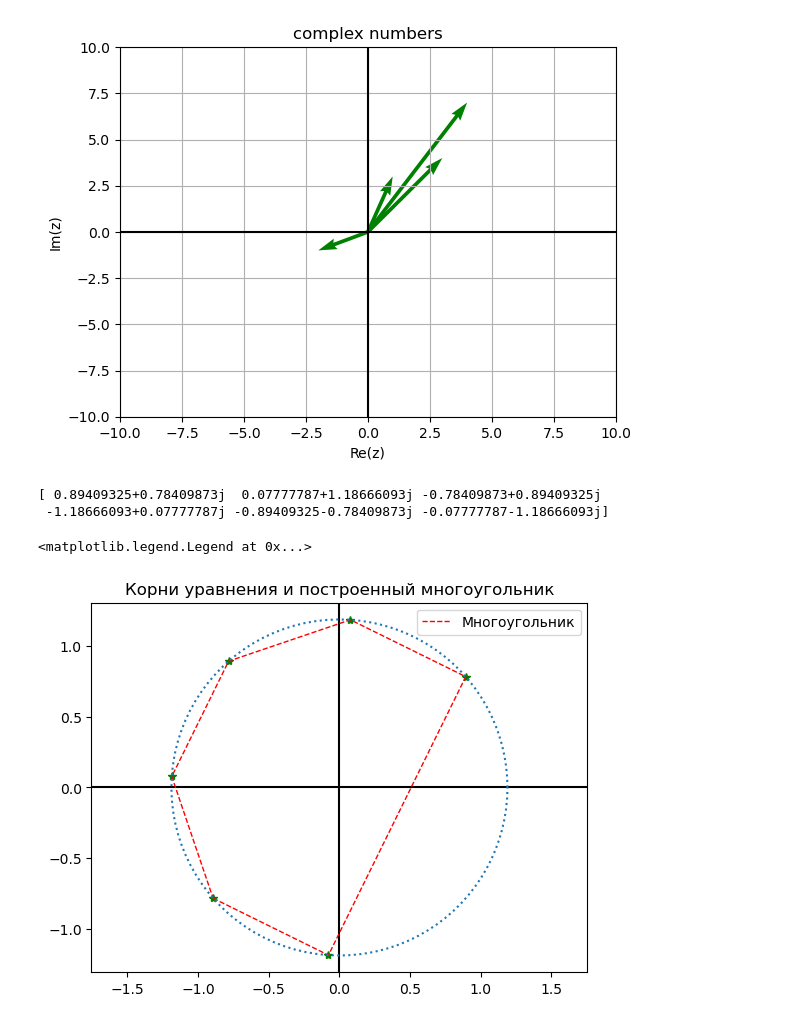
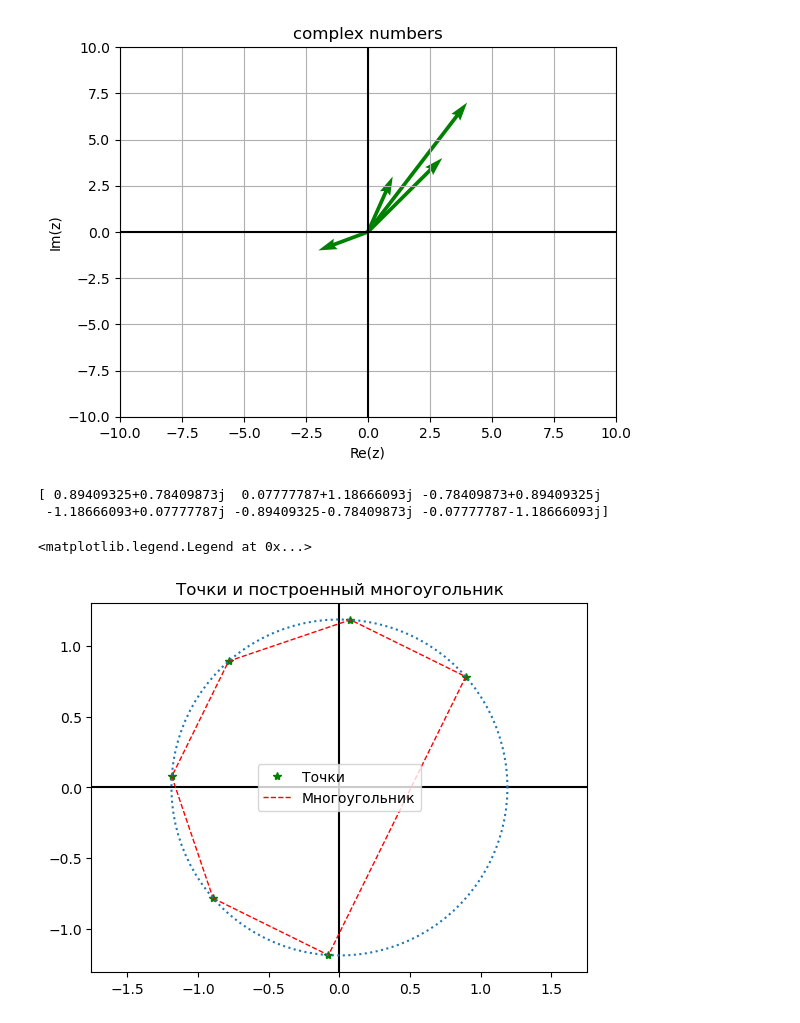
Before and after one commit to Jafar-cpu/git_test, a Jupyter notebook: Labs/lab_5.ipynb, the cells around one changed output. Cells and saved outputs as stored; diff of their text form; code cells hidden in the pictures.

```diff
--- a/Labs/lab_5.ipynb
+++ b/Labs/lab_5.ipynb
@@ -62,35 +62,34 @@ show
 # %%
 # Упражнение 4
 from matplotlib.pyplot import*
 from numpy import*
 z = 2*sqrt(3)-2j
 r = abs(z)
 phi = angle(z)
 k = arange(1,7)
 zroot = r**(1/8)*(cos((phi+2.0*pi*k)/8) + 1j*sin((phi+2.0*pi*k)/8))
 
 angles = angle(zroot)
 sort_idx = argsort(angles)
 vertices = zroot[sort_idx]
 
 vertices_closed = append(vertices, vertices[0])
 
 print(zroot)
-plot(real(zroot), imag(zroot),'*g',label='Корни уравнения')
+plot(real(zroot), imag(zroot),'*g',label='Точки')
 axhline(y=0,color='k')
 axvline(x=0,color='k')
 
 axis('equal')
-
-title('Корни уравнения и построенный многоугольник')
+title('Точки и построенный многоугольник')
 plot(vertices_closed.real, vertices_closed.imag, 'r-', linewidth=1, linestyle='--', label='Многоугольник')
 t = linspace(0,2*pi,100)
 plot(r**(1/8)*cos(t),r**(1/8)*sin(t),':')
 
 legend()
 # %% [output]
 [ 0.89409325+0.78409873j  0.07777787+1.18666093j -0.78409873+0.89409325j
  -1.18666093+0.07777787j -0.89409325-0.78409873j -0.07777787-1.18666093j]
 <matplotlib.legend.Legend at 0x...>
-[figure, old version]
+[figure, new version]
 # %%
```
Also changed, not shown: parts of 2 cells of this notebook, 1 other file.
